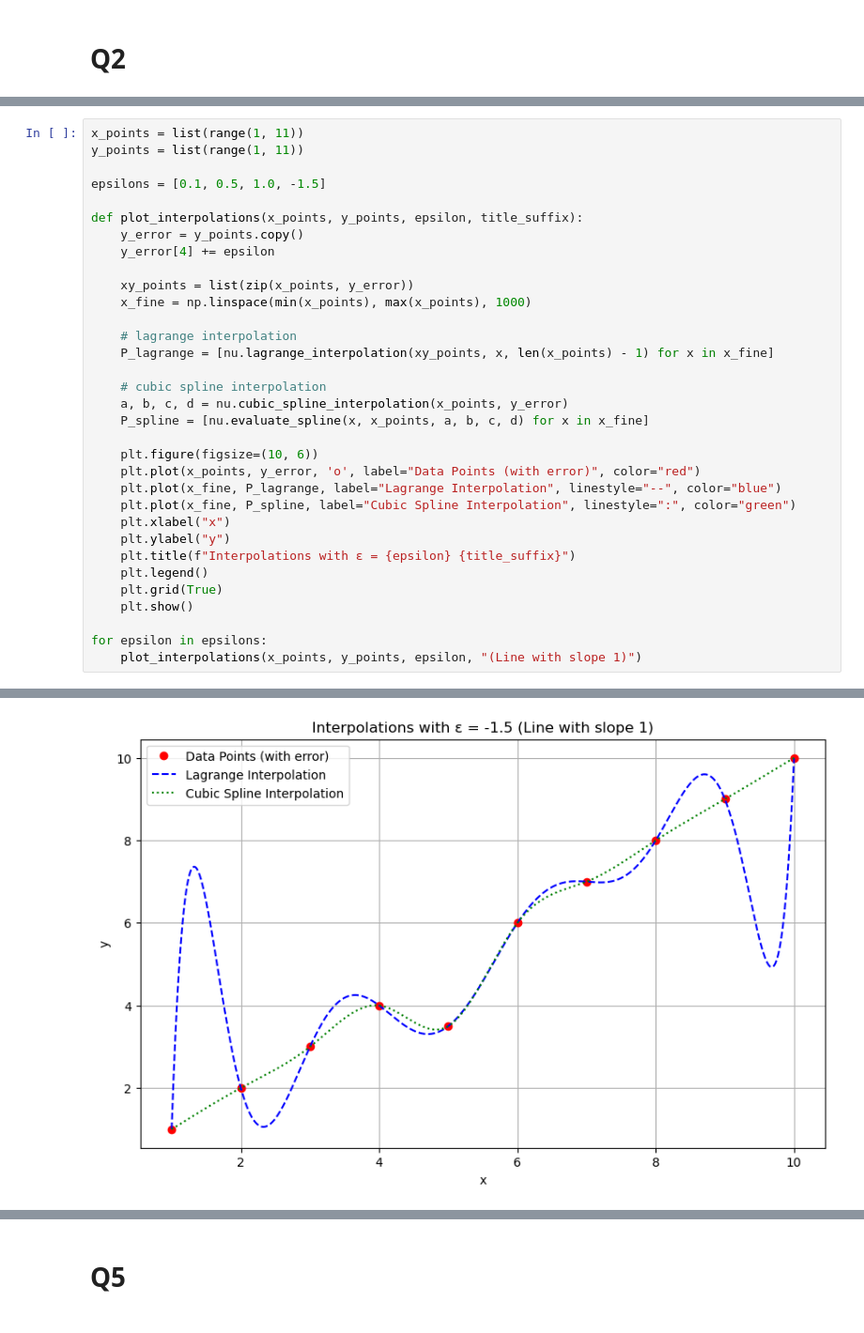
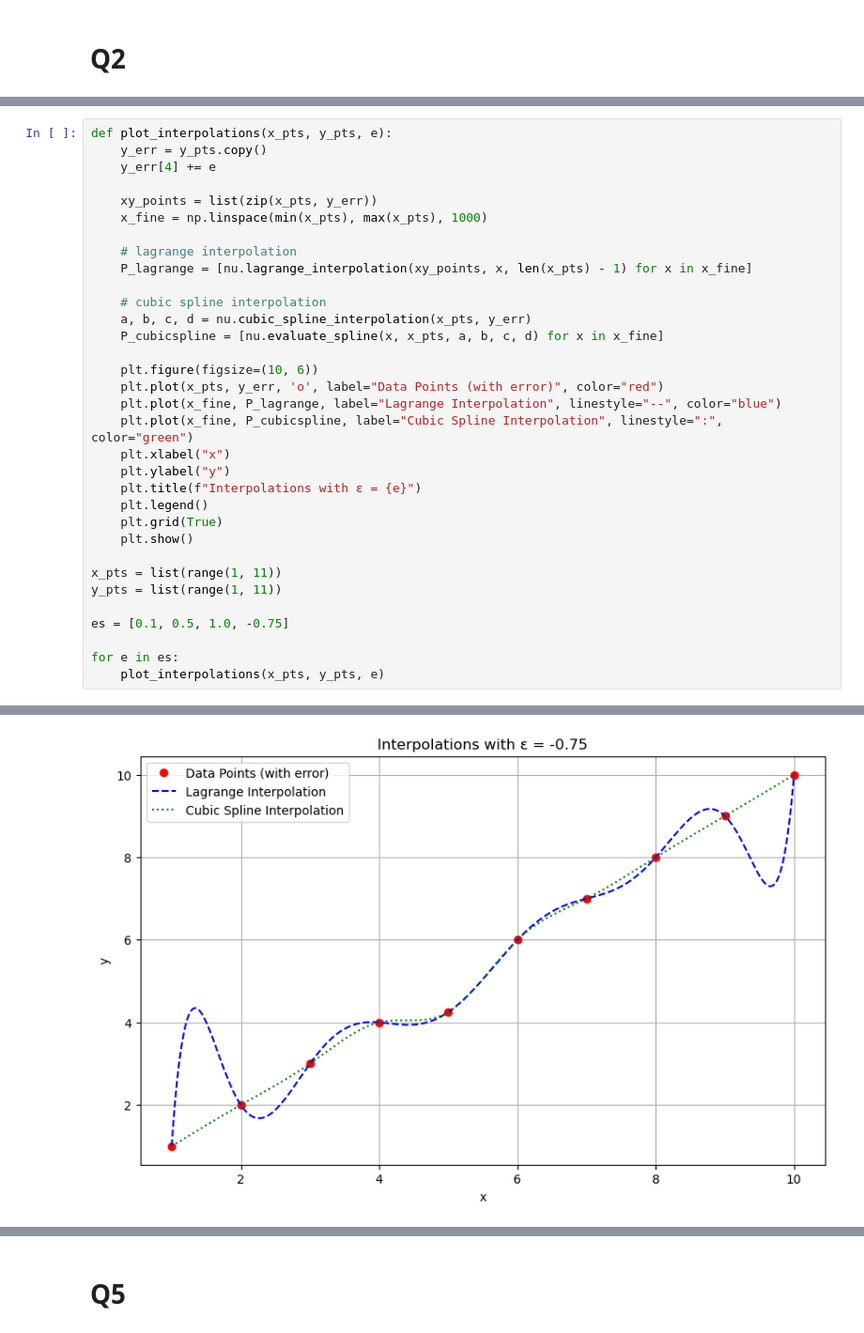
Before and after one commit to atkrish0/numerical-analysis-rbs, a Jupyter notebook: hw3/Atheesh_Krishnan_NA_HW3.ipynb, the cells around one changed output, grey strips where cells are left out. Shown at 94% size. Cells and saved outputs as stored; diff of their text form.

```diff
--- a/hw3/Atheesh_Krishnan_NA_HW3.ipynb
+++ b/hw3/Atheesh_Krishnan_NA_HW3.ipynb
@@ -86,34 +79,34 @@ x_points
 # %%
-x_points = list(range(1, 11))
-y_points = list(range(1, 11))
+def plot_interpolations(x_pts, y_pts, e):
+    y_err = y_pts.copy()
+    y_err[4] += e
 
-epsilons = [0.1, 0.5, 1.0, -1.5]
-
-def plot_interpolations(x_points, y_points, epsilon, title_suffix):
-    y_error = y_points.copy()
-    y_error[4] += epsilon
-
-    xy_points = list(zip(x_points, y_error))
-    x_fine = np.linspace(min(x_points), max(x_points), 1000)
+    xy_points = list(zip(x_pts, y_err))
+    x_fine = np.linspace(min(x_pts), max(x_pts), 1000)
 
     # lagrange interpolation
-    P_lagrange = [nu.lagrange_interpolation(xy_points, x, len(x_points) - 1) for x in x_fine]
+    P_lagrange = [nu.lagrange_interpolation(xy_points, x, len(x_pts) - 1) for x in x_fine]
 
     # cubic spline interpolation
-    a, b, c, d = nu.cubic_spline_interpolation(x_points, y_error)
-    P_spline = [nu.evaluate_spline(x, x_points, a, b, c, d) for x in x_fine]
+    a, b, c, d = nu.cubic_spline_interpolation(x_pts, y_err)
+    P_cubicspline = [nu.evaluate_spline(x, x_pts, a, b, c, d) for x in x_fine]
 
     plt.figure(figsize=(10, 6))
-    plt.plot(x_points, y_error, 'o', label="Data Points (with error)", color="red")
+    plt.plot(x_pts, y_err, 'o', label="Data Points (with error)", color="red")
     plt.plot(x_fine, P_lagrange, label="Lagrange Interpolation", linestyle="--", color="blue")
-    plt.plot(x_fine, P_spline, label="Cubic Spline Interpolation", linestyle=":", color="green")
+    plt.plot(x_fine, P_cubicspline, label="Cubic Spline Interpolation", linestyle=":", color="green")
     plt.xlabel("x")
     plt.ylabel("y")
-    plt.title(f"Interpolations with ε = {epsilon} {title_suffix}")
+    plt.title(f"Interpolations with ε = {e}")
     plt.legend()
     plt.grid(True)
     plt.show()
 
-for epsilon in epsilons:
-    plot_interpolations(x_points, y_points, epsilon, "(Line with slope 1)")
+x_pts = list(range(1, 11))
+y_pts = list(range(1, 11))
+
+es = [0.1, 0.5, 1.0, -0.75]
+
+for e in es:
+    plot_interpolations(x_pts, y_pts, e)
 # %% [output]
@@ -123 +116 @@ for epsilon in epsilons:
-[figure, old version]
+[figure, new version]
```
Also changed, not shown: parts of 8 cells of this notebook.
